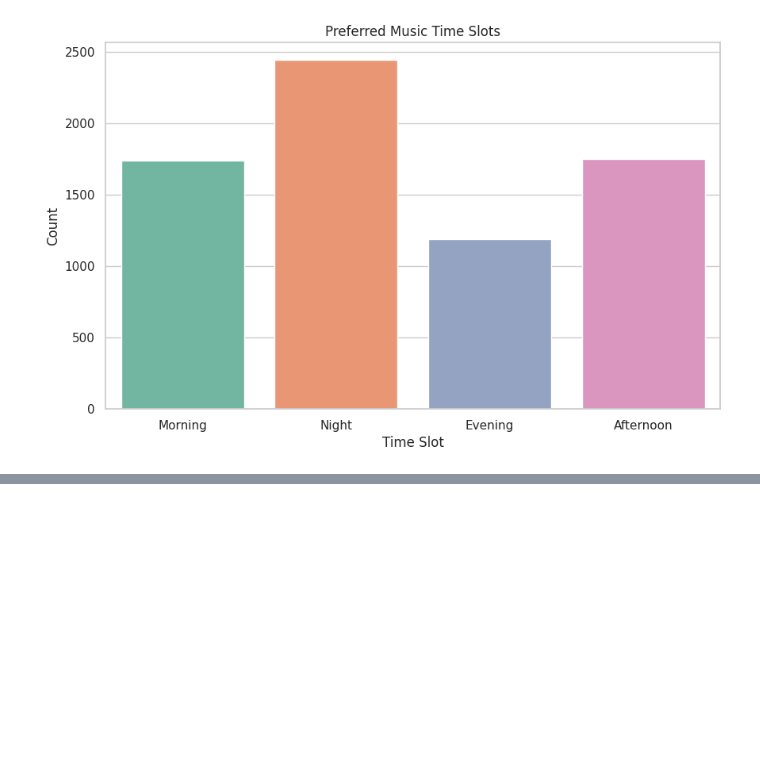
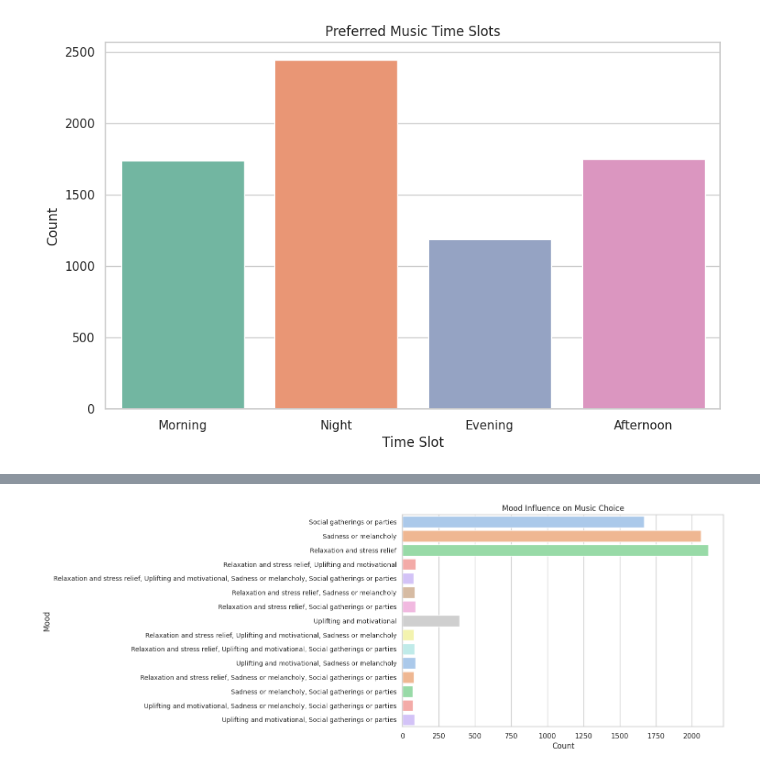
Before and after one commit to SabiJoseph/PRODIGY_DS_01, a Jupyter notebook: PRODIGY_DS_01.ipynb, the cells around one changed output, grey strips where cells are left out. Saved outputs shown, nothing was run; the diff lists cells and outputs as text; code cells hidden in the pictures; blank space fills up the shorter version.

```diff
--- a/PRODIGY_DS_01.ipynb
+++ b/PRODIGY_DS_01.ipynb
@@ -375,0 +179,13 @@ plt.show()
+# %%
+# 11. Mood Influence on Music Choice
+plt.figure(figsize=(10, 6))
+sns.countplot(data=df, y='music_Influencial_mood', palette='pastel', hue='music_Influencial_mood')
+plt.title('Mood Influence on Music Choice')
+plt.xlabel('Count')
+plt.ylabel('Mood')
+plt.yticks(rotation=0, ha='right', fontsize=10)
+plt.subplots_adjust(left=0.2)
+plt.legend([], [], frameon=False)
+plt.show()
+# %% [output]
+[figure, added]
```
Also changed, not shown: parts of 42 cells of this notebook.
